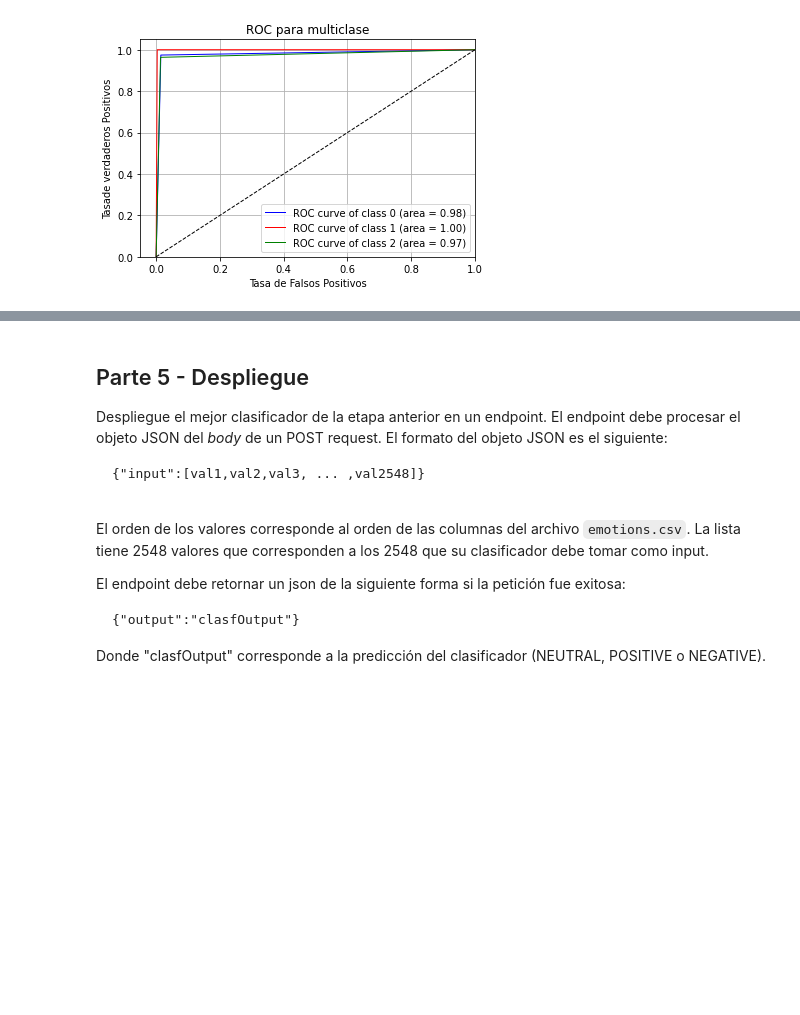
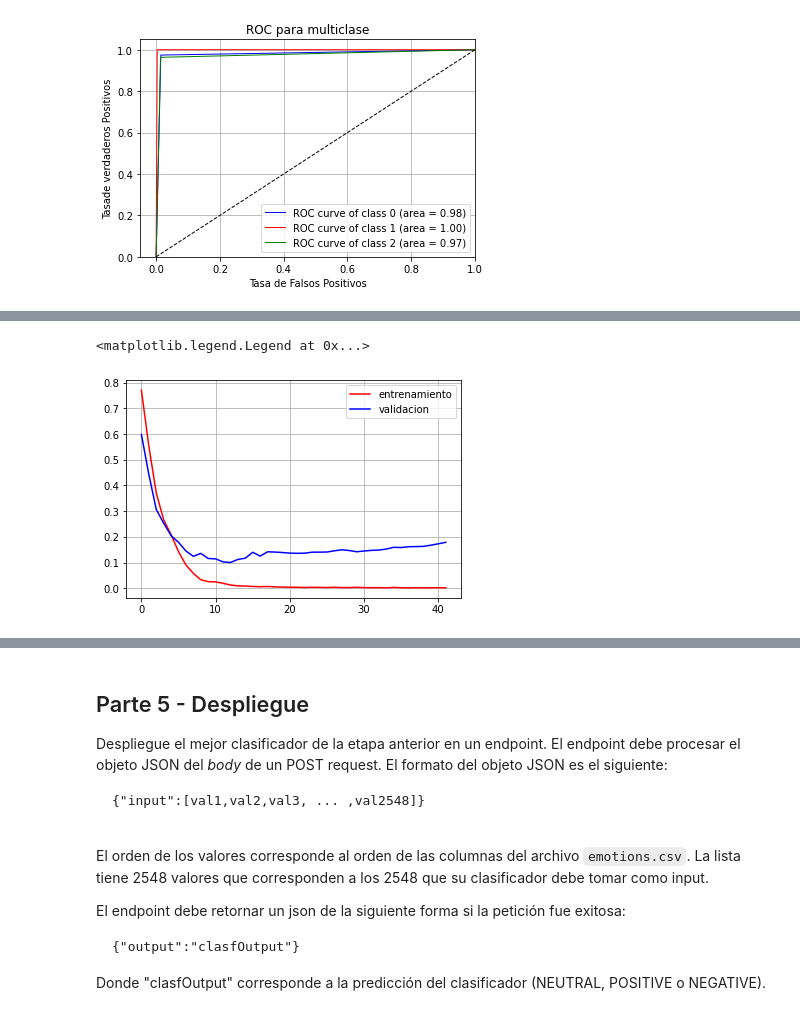
Before and after one commit to jomen93/PruebaCientificoDeDatos, a Jupyter notebook: Prueba.ipynb, the cells around one changed output, grey strips where cells are left out. Cells and saved outputs as stored; diff of their text form; code cells hidden in the pictures; blank space fills up the shorter version.

```diff
--- a/Prueba.ipynb
+++ b/Prueba.ipynb
@@ -764,14 +747,13 @@ Construción del metamodelo
 # %%
 clf = StackingClassifier(estimators=clfs,
                          final_estimator=LogisticRegression())
-classifier = OneVsRestClassifier(clf)
-classifier.fit(X_trainc, y_trainc)
-y_test = classifier.predict(X_testc)
+clf.fit(X_trainc, y_trainc)
+y_test = clf.predict(X_testc)
 print("Name: ", type(clf).__name__)
 
-print("Accuracy: ", accuracy_score(y_testc, y_test))
-print('Recall: ', recall_score(y_testc, y_test, average="micro"))
-print('F1-Score: ', f1_score(y_testc, y_test, average="micro"))
-print('Precision: ', precision_score(y_testc, y_test, average="micro"))
+print("Accuracy:    ", accuracy_score(y_testc, y_test))
+print('Recall:    ', recall_score(y_testc, y_test, average="macro"))
+print('F1-Score:    ', f1_score(y_testc, y_test, average="macro"))
+print('Precision:  ', precision_score(y_testc, y_test, average="macro"))
 # %% [output]
 Name:  StackingClassifier
@@ -821,0 +870,8 @@ plt.grid(True)
+# %%
+plt.plot(train_loss,"r",label = "entrenamiento")
+plt.plot(val_loss, "b", label="validacion")
+plt.grid(True)
+plt.legend()
+# %% [output]
+<matplotlib.legend.Legend at 0x...>
+[figure, added]
```
Also changed, not shown: parts of 14 cells of this notebook.
